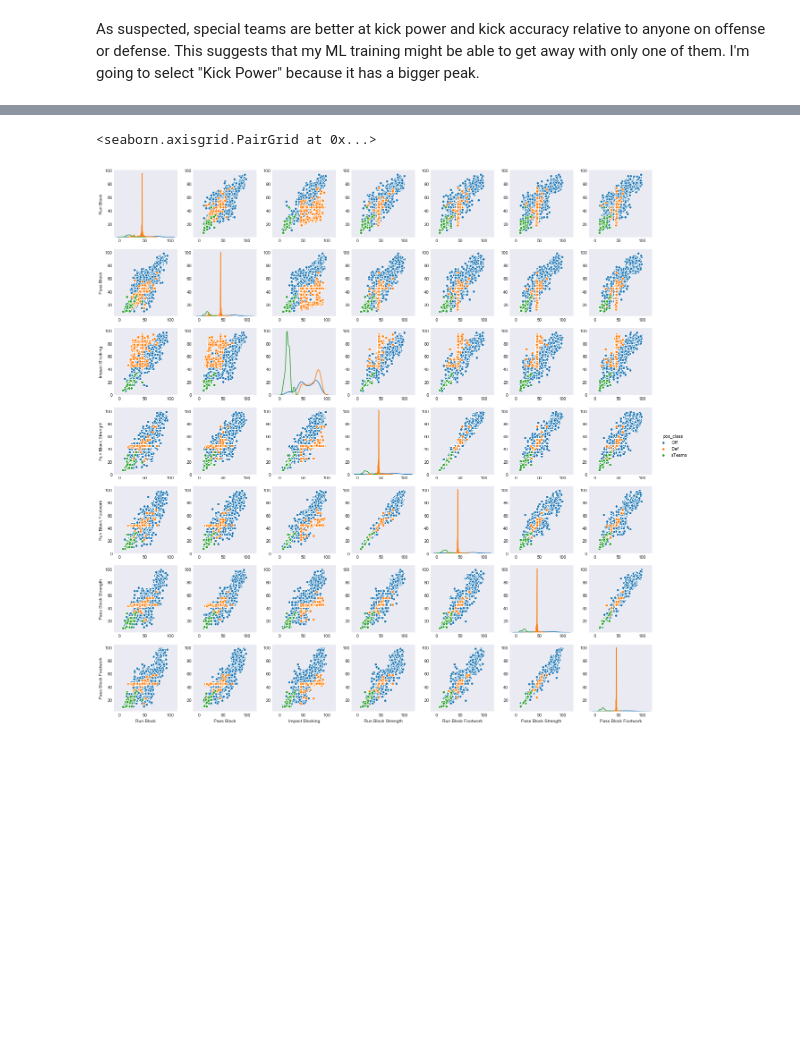
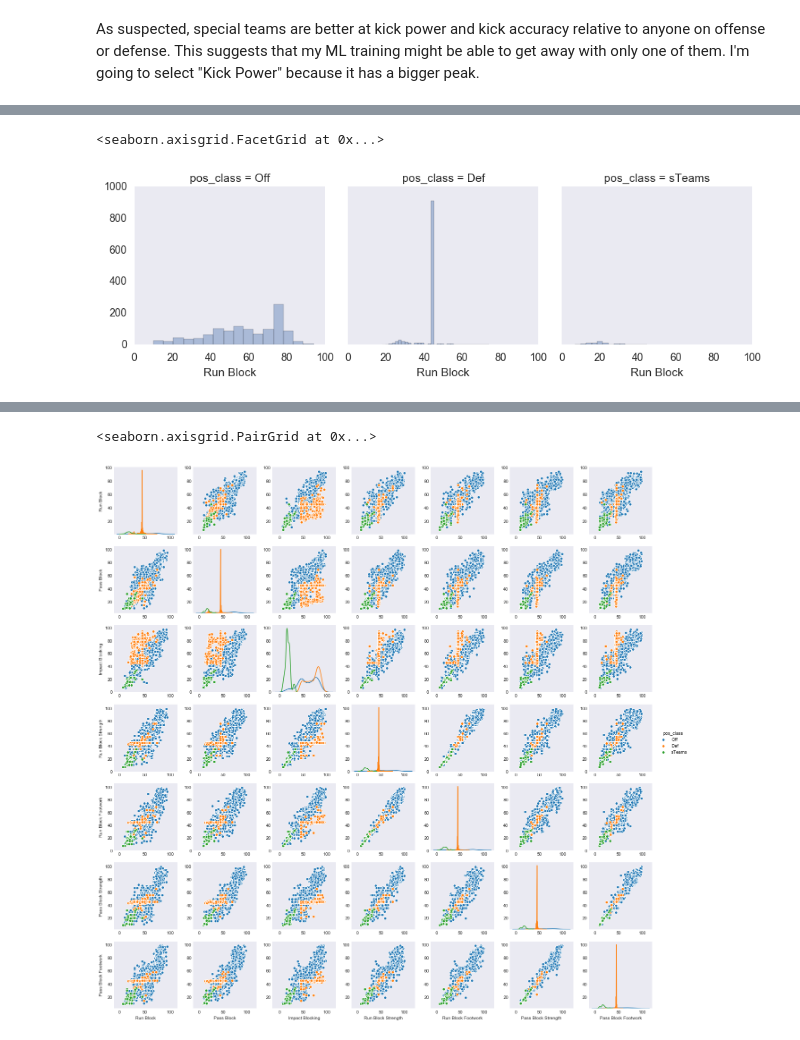
Before and after one commit to JohnErnestBonanno/MaddenML, a Jupyter notebook: MaddenML.ipynb, the cells around one changed output, grey strips where cells are left out. Saved outputs shown, nothing was run; the diff lists cells and outputs as text; code cells hidden in the pictures; blank space fills up the shorter version.

```diff
--- a/MaddenML.ipynb
+++ b/MaddenML.ipynb
@@ -195,0 +216,7 @@ To me the I think we might see a difference between blocking and tackling.
+# %%
+#Use facet grid to explore a single varible over multiple categories
+g = sns.FacetGrid(df[block_stats], col = "pos_class")
+g.map(sns.distplot, 'Run Block', kde = False)
+# %% [output]
+<seaborn.axisgrid.FacetGrid at 0x...>
+[figure, added]
```
Also changed, not shown: parts of 8 cells of this notebook.
